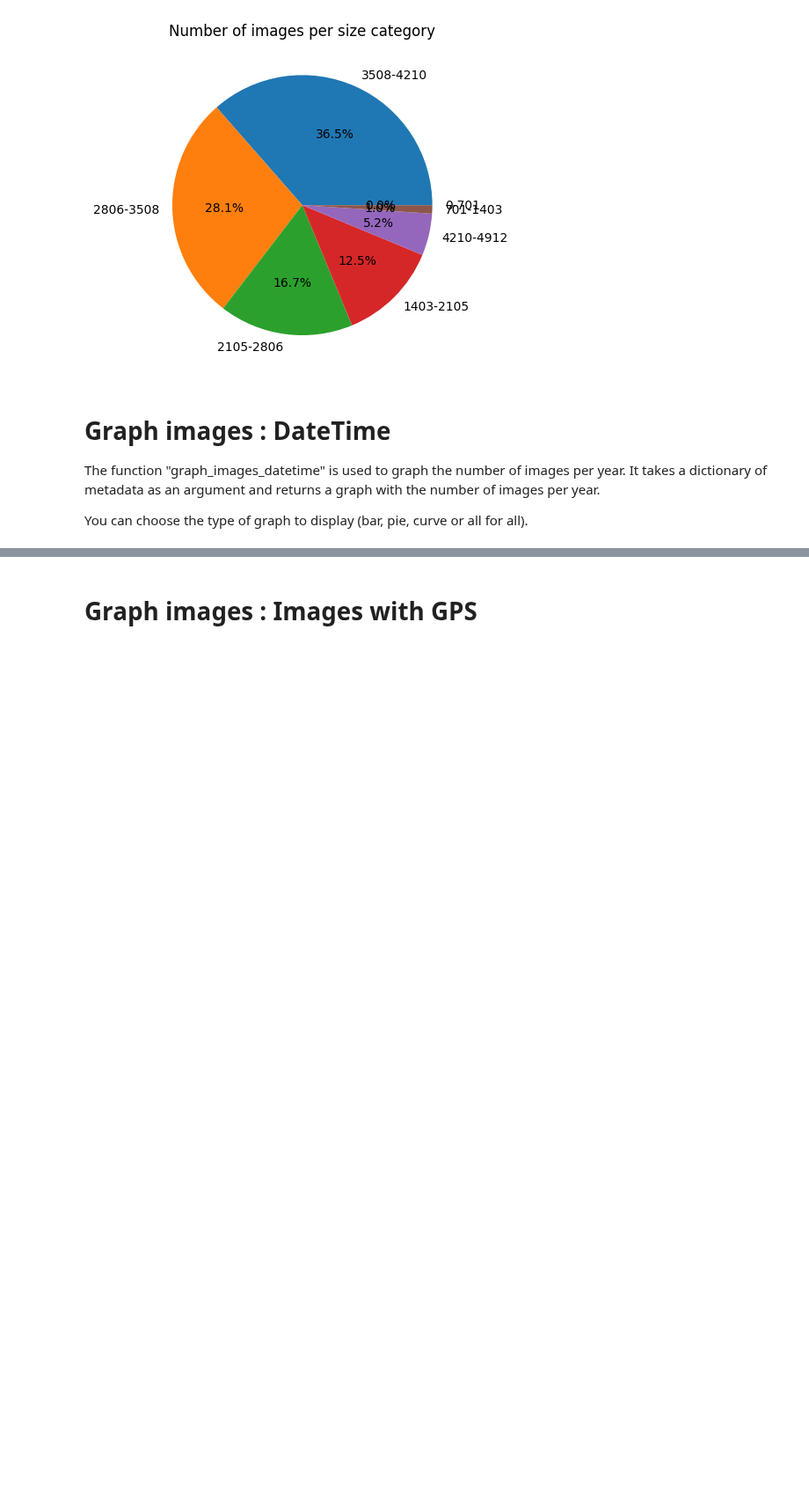
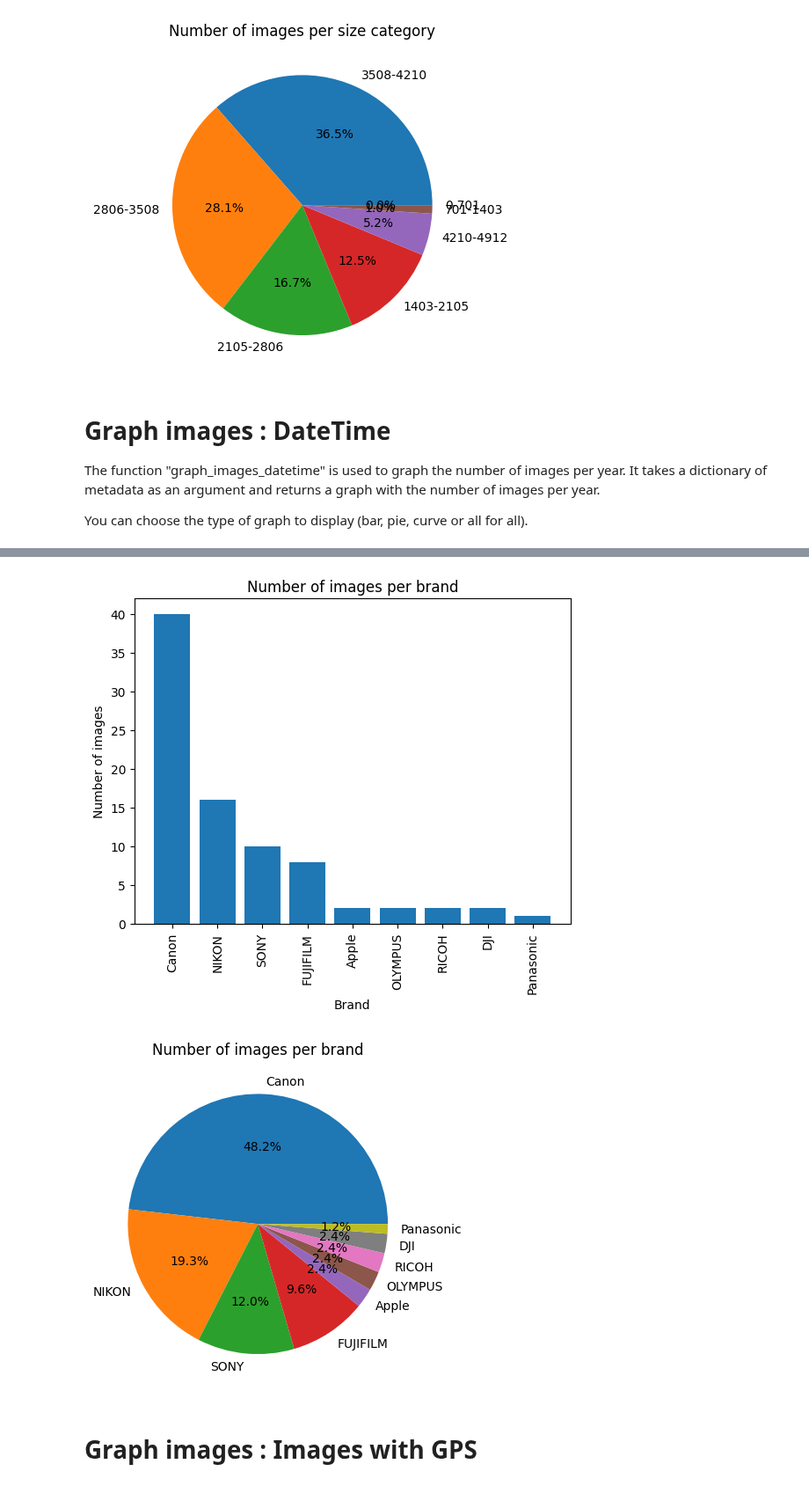
Before and after one commit to TeissierYannis/CPE-bigdata-TDM-project, a Jupyter notebook: data_viz/index.ipynb, the cells around one changed output, grey strips where cells are left out. Shown at 88% size. Drawn from its saved outputs; the diff is of its cells as text; code cells hidden in the pictures; blank space fills up the shorter version.

```diff
--- a/data_viz/index.ipynb
+++ b/data_viz/index.ipynb
@@ -456,3 +445,48 @@ plt.show()
+# %%
+def graph_images_brand(metadata, graph_type='all'):
+    """
+    Graph the number of images per brand
+
+    :param metadata: The metadata to graph
+    :param graph_type: The type of graph to display (bar, pie or all for both)
+    """
+
+    # Initialize an empty dictionary to store the counts of each brand
+    counts = {}
+
+    # Loop through each brand in the metadata and count the number of occurrences
+    for make in metadata['Make']:
+        if make is not None:
+            counts[make] = counts.get(make, 0) + 1
+
+    sorted_counts = dict(sorted(counts.items(), key=lambda x: x[1], reverse=True))
+
+    # Convert the dictionary into two lists of labels and values for graphing
+    labels = list(sorted_counts.keys())
+    values = list(sorted_counts.values())
+
+    # Set the title for the graph
+    title = 'Number of images per brand'
+
+    # Determine which type of graph to display based on the 'graph_type' parameter
+    if graph_type == 'bar':
+        # Display a bar graph
+        display_bar(title, 'Brand', 'Number of images', labels, values)
+    elif graph_type == 'pie':
+        # Display a pie chart
+        display_pie(title, values, labels)
+    elif graph_type == 'all':
+        # Display both a bar graph and a pie chart
+        display_bar(title, 'Brand', 'Number of images', labels, values)
+        display_pie(title, values, labels)
+    else:
+        # Raise an error if the 'graph_type' parameter is invalid
+        raise ValueError('Invalid graph type')
+# %%
+graph_images_brand(dict_metadata, 'all')
+# %% [output]
+[figure, added]
+[figure, added]
 # %% [markdown]
 # Graph images : Images with GPS
 # %%
```
Also changed, not shown: parts of 5 cells of this notebook.
